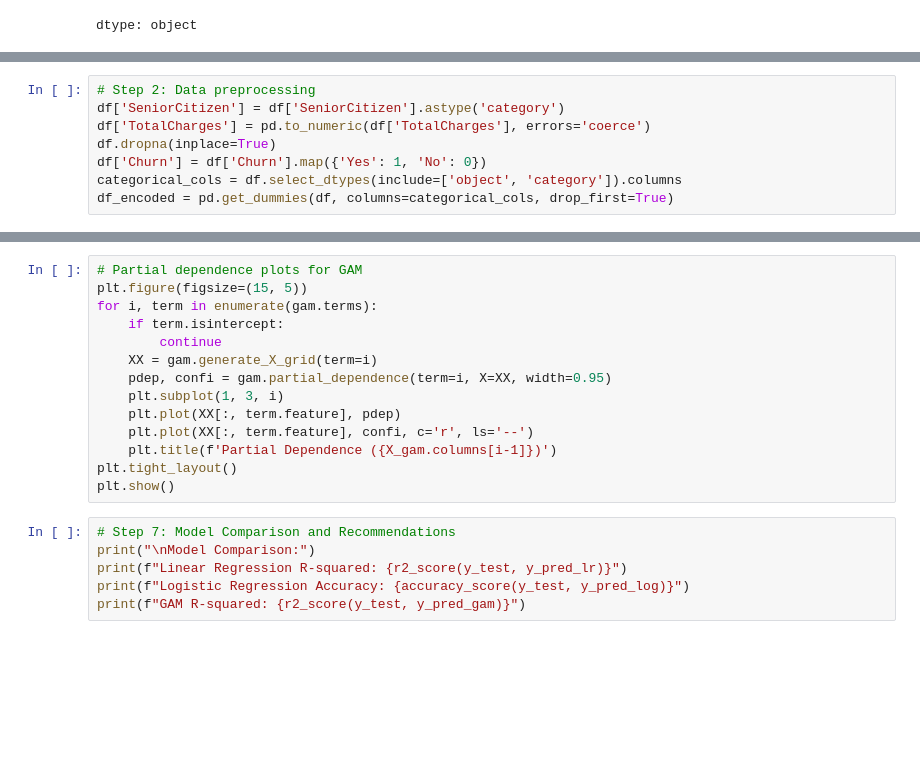
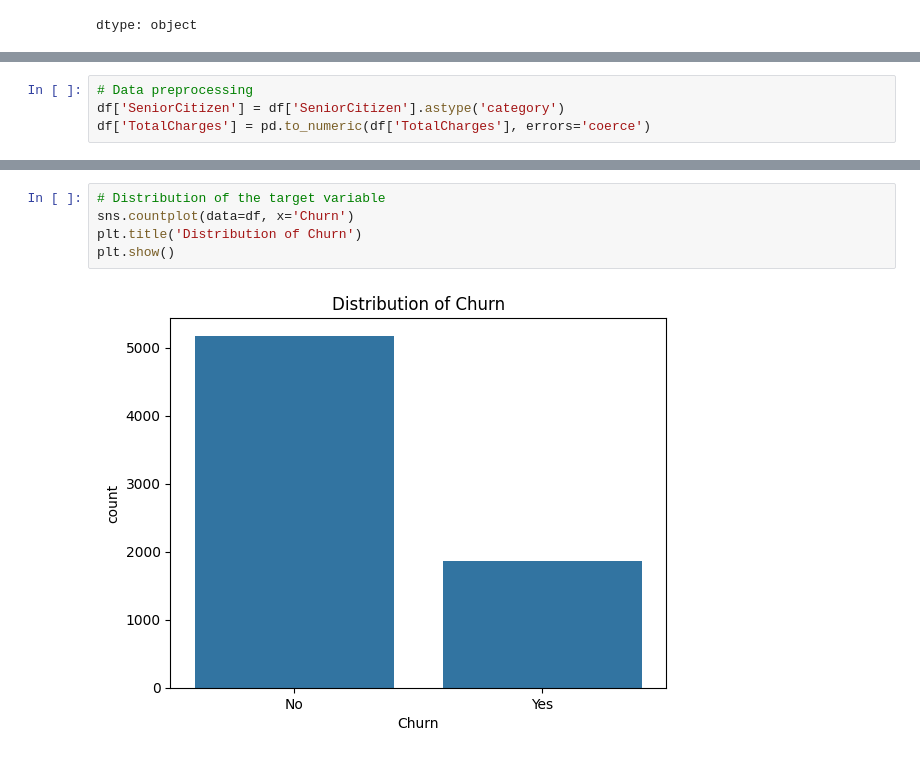
Before and after one commit to aghakishiyeva/Interpretable-ML-II, a Jupyter notebook: AIPI590_Assignment_3.ipynb, the cells around one changed output, grey strips where cells are left out. Cells and saved outputs as stored; diff of their text form; blank space fills up the shorter version.

```diff
--- a/AIPI590_Assignment_3.ipynb
+++ b/AIPI590_Assignment_3.ipynb
@@ -80,8 +82,4 @@ dtype: int64
 # %%
-# Step 2: Data preprocessing
+# Data preprocessing
 df['SeniorCitizen'] = df['SeniorCitizen'].astype('category')
 df['TotalCharges'] = pd.to_numeric(df['TotalCharges'], errors='coerce')
-df.dropna(inplace=True)
-df['Churn'] = df['Churn'].map({'Yes': 1, 'No': 0})
-categorical_cols = df.select_dtypes(include=['object', 'category']).columns
-df_encoded = pd.get_dummies(df, columns=categorical_cols, drop_first=True)
@@ -192,20 +86,7 @@ print(f"R-squared: {r2_score(y_test, y_pred_gam)}")
-# %%
-# Partial dependence plots for GAM
-plt.figure(figsize=(15, 5))
-for i, term in enumerate(gam.terms):
-    if term.isintercept:
-        continue
-    XX = gam.generate_X_grid(term=i)
-    pdep, confi = gam.partial_dependence(term=i, X=XX, width=0.95)
-    plt.subplot(1, 3, i)
-    plt.plot(XX[:, term.feature], pdep)
-    plt.plot(XX[:, term.feature], confi, c='r', ls='--')
-    plt.title(f'Partial Dependence ({X_gam.columns[i-1]})')
-plt.tight_layout()
-plt.show()
-# %%
-# Step 7: Model Comparison and Recommendations
-print("\nModel Comparison:")
-print(f"Linear Regression R-squared: {r2_score(y_test, y_pred_lr)}")
-print(f"Logistic Regression Accuracy: {accuracy_score(y_test, y_pred_log)}")
-print(f"GAM R-squared: {r2_score(y_test, y_pred_gam)}")
+# %%
+# Distribution of the target variable
+sns.countplot(data=df, x='Churn')
+plt.title('Distribution of Churn')
+plt.show()
+# %% [output]
+[figure, added]
```
Also changed, not shown: parts of 17 cells of this notebook.
